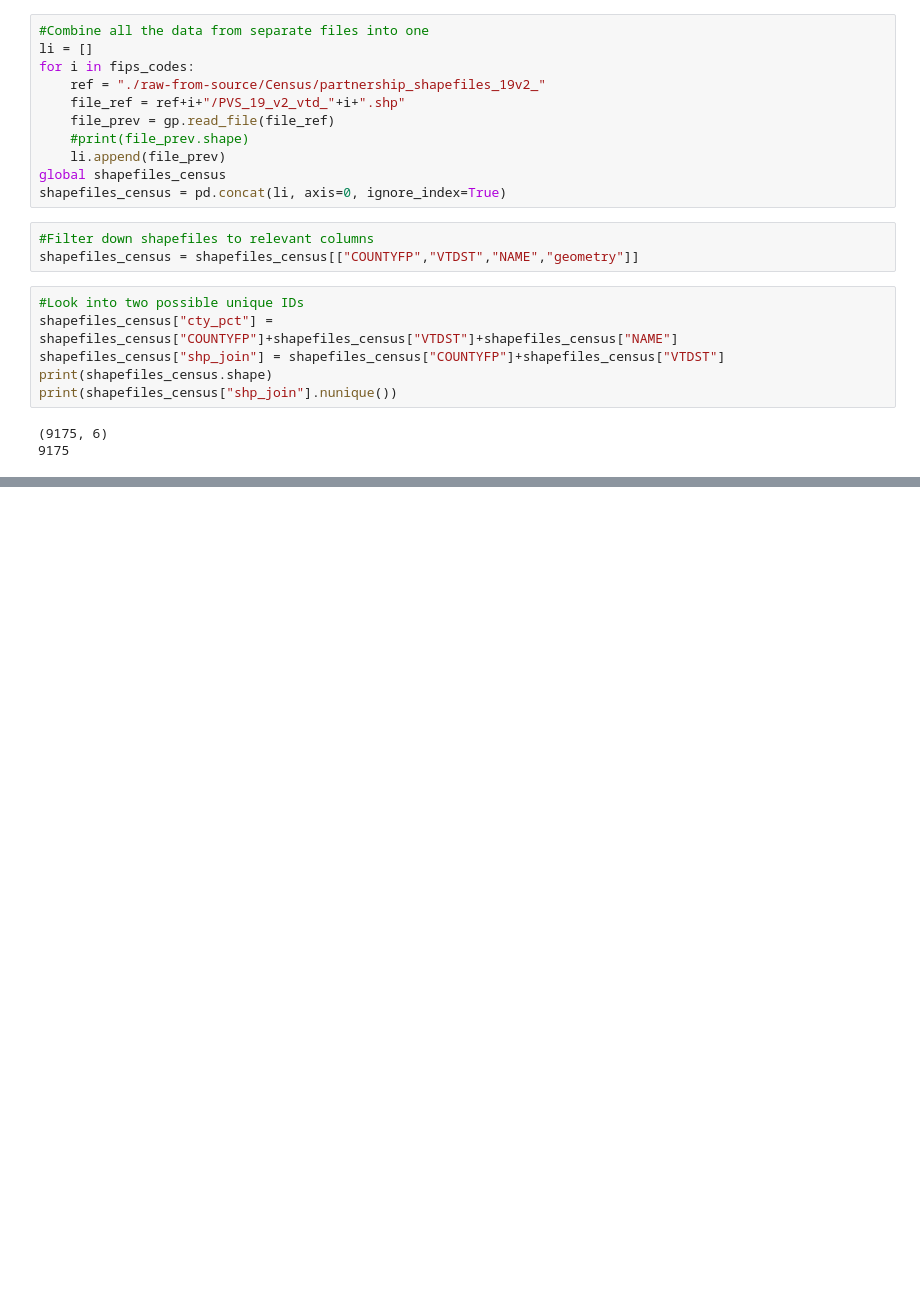
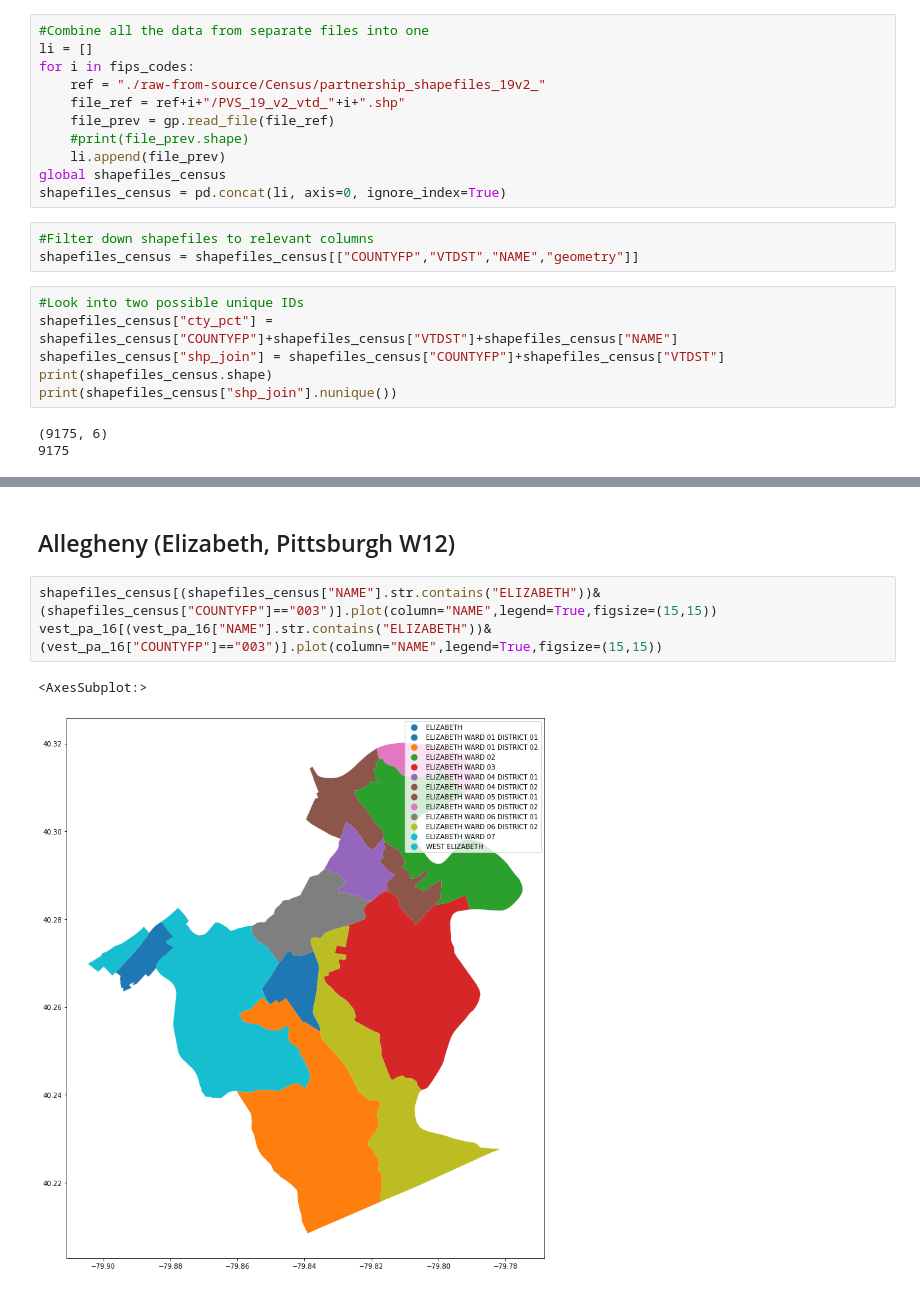
Before and after one commit to nonpartisan-redistricting-datahub/pdv-pa, a Jupyter notebook: vest-pa-2016/VEST_PA_16_replication.ipynb, the cells around one changed output, grey strips where cells are left out. Cells and saved outputs as stored; diff of their text form; blank space fills up the shorter version.

```diff
--- a/vest-pa-2016/VEST_PA_16_replication.ipynb
+++ b/vest-pa-2016/VEST_PA_16_replication.ipynb
@@ -627,0 +566,8 @@ print(shapefiles_census["shp_join"].nunique())
+# %% [markdown]
+## Allegheny (Elizabeth, Pittsburgh W12)
+# %%
+shapefiles_census[(shapefiles_census["NAME"].str.contains("ELIZABETH"))&(shapefiles_census["COUNTYFP"]=="003")].plot(column="NAME",legend=True,figsize=(15,15))
+vest_pa_16[(vest_pa_16["NAME"].str.contains("ELIZABETH"))&(vest_pa_16["COUNTYFP"]=="003")].plot(column="NAME",legend=True,figsize=(15,15))
+# %% [output]
+<AxesSubplot:>
+[figure, added]
```
Also changed, not shown: parts of 32 cells of this notebook.
